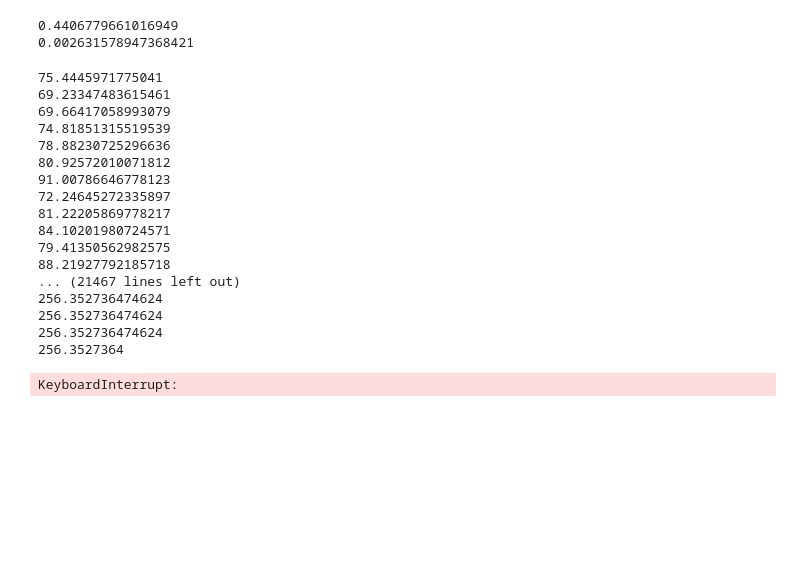
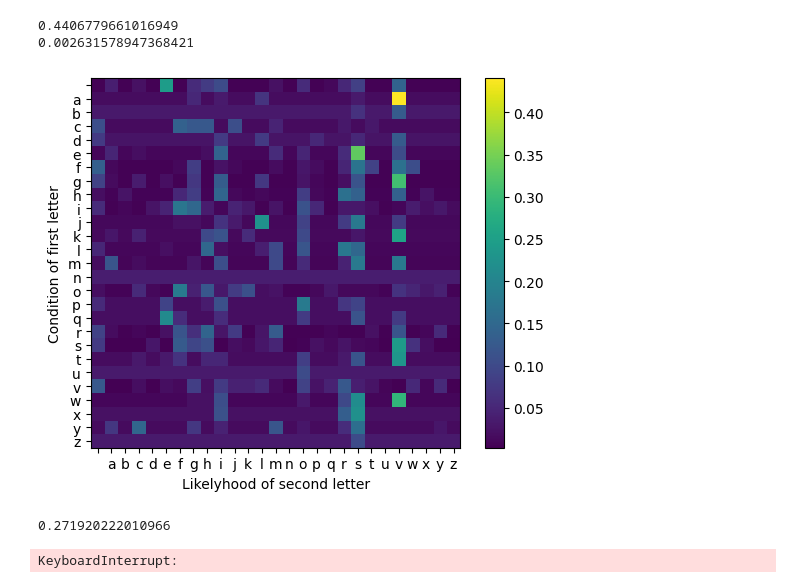
Before and after one commit to angelrodriguez0617/ECE-4850-Machine-Learning, a Jupyter notebook: project3/project3.ipynb, the cells around one changed output. Saved outputs shown, nothing was run; the diff lists cells and outputs as text; code cells hidden in the pictures; blank space fills up the shorter version.

```diff
--- a/project3/project3.ipynb
+++ b/project3/project3.ipynb
@@ -85,6 +80,24 @@ best_key = copy.copy(key)
+# %%
+old_working_key = copy.copy(key)
+new_text = copy.copy(unknown_text)
+old_prob_array = 0
+del old_prob_array
+old_prob_array = useful_functions.find_probability_array(new_text)
+best_key = copy.copy(key)
+likelyhood_array = np.array([np.sum(old_prob_array)])
+keyrange = np.arange(key.size)
+plt.imshow(old_prob_array)
+plt.xticks(keyrange, best_key)
+plt.yticks(keyrange, best_key)
+plt.ylabel("Condition of first letter")
+plt.xlabel("Likelyhood of second letter")
+plt.colorbar()
+plt.show()
+# %% [output]
+[figure, added]
 # %%
-T = 10
-T_stop = 0.0000001
+T = 2
+T_stop = 0.000001
 T_decimation = 0.999
 T_counter = 0
 T_loop_max = 50
@@ -92,25 +105,26 @@ T_loop_max = 50
 while T > T_stop:
     # generate a new key by swapping a character
     working_key, swapped_chars = useful_functions.swap_char(old_working_key)
-    # translate text and generate probability array with it
+    # translate text
     new_text = useful_functions.swap_text(new_text, swapped_chars)
-    #working_prob_array = useful_functions.find_probability_array(new_text)
+    working_prob_array = useful_functions.find_probability_array(new_text)
     # calculate the new likelyhood
-    likelyhood = useful_functions.calculate_likelyhood(new_text, known_prob_array)
+    likelyhood = np.sum(np.abs(working_prob_array - old_prob_array))
     # if the likelyhood is more than the old likelyhood, assign it as the best and continue working with it
-    if likelyhood > likelyhood_array[-1]:
-        print(likelyhood)
+    if likelyhood < likelyhood_array[-1]:
         likelyhood_array = np.append(likelyhood_array, likelyhood)
-        if likelyhood > np.max(likelyhood_array):
-            print(f'best value so far: {likelyhood}')
+        if likelyhood <= np.amin(likelyhood_array):
+            print(likelyhood)
             best_key = copy.copy(working_key)
         old_working_key = copy.copy(working_key)
+        old_prob_array = copy.copy(working_prob_array)
     # if the likelyhood is not more, perform our random chance moment,
     # if we pass, continue working with it but do not assign it as best
     # the original algorithm did not have a simulated annealing value, but I added one because it seemed like the professor wanted it
-    elif np.exp(-(likelyhood_array[-1] - likelyhood)/T) > random.uniform(0, 1):
+    elif (np.exp(-(likelyhood - likelyhood_array[-1])/T)) < random.uniform(0, 1):
         likelyhood_array = np.append(likelyhood_array, likelyhood)
         old_working_key = copy.copy(working_key)
+        old_prob_array = copy.copy(working_prob_array)
     # this is just to swap the text back
     else:
         new_text = useful_functions.swap_text(new_text, swapped_chars)
@@ -122,23 +136,7 @@ while T > T_stop:
     else:
         T_counter += 1
 # %% [output]
-75.4445971775041
-69.23347483615461
-69.66417058993079
-74.81851315519539
-78.88230725296636
-80.92572010071812
-91.00786646778123
-72.24645272335897
-81.22205869778217
-84.10201980724571
-79.41350562982575
-88.21927792185718
-... (21467 lines left out)
-256.352736474624
-256.352736474624
-256.352736474624
-256.3527364
+0.271920222010966
 KeyboardInterrupt:
 # %%
 plt.plot(likelyhood_array)
```
Also changed, not shown: parts of 7 cells of this notebook, 1 other file.
